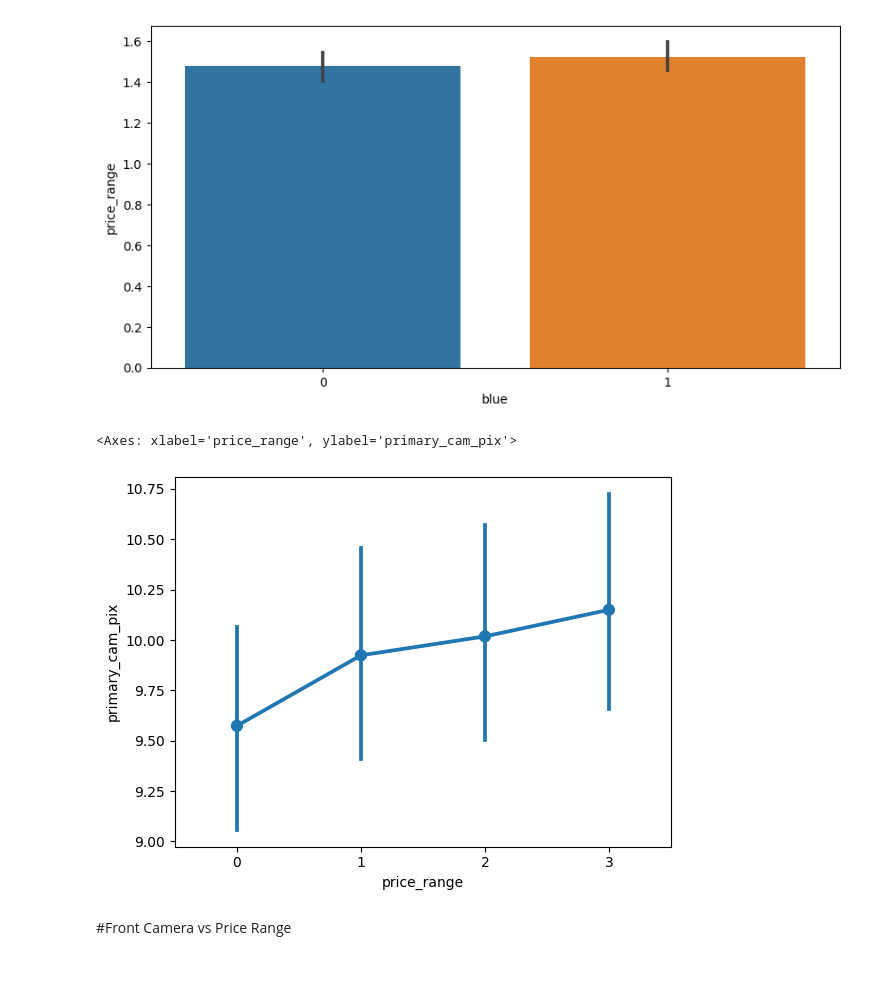
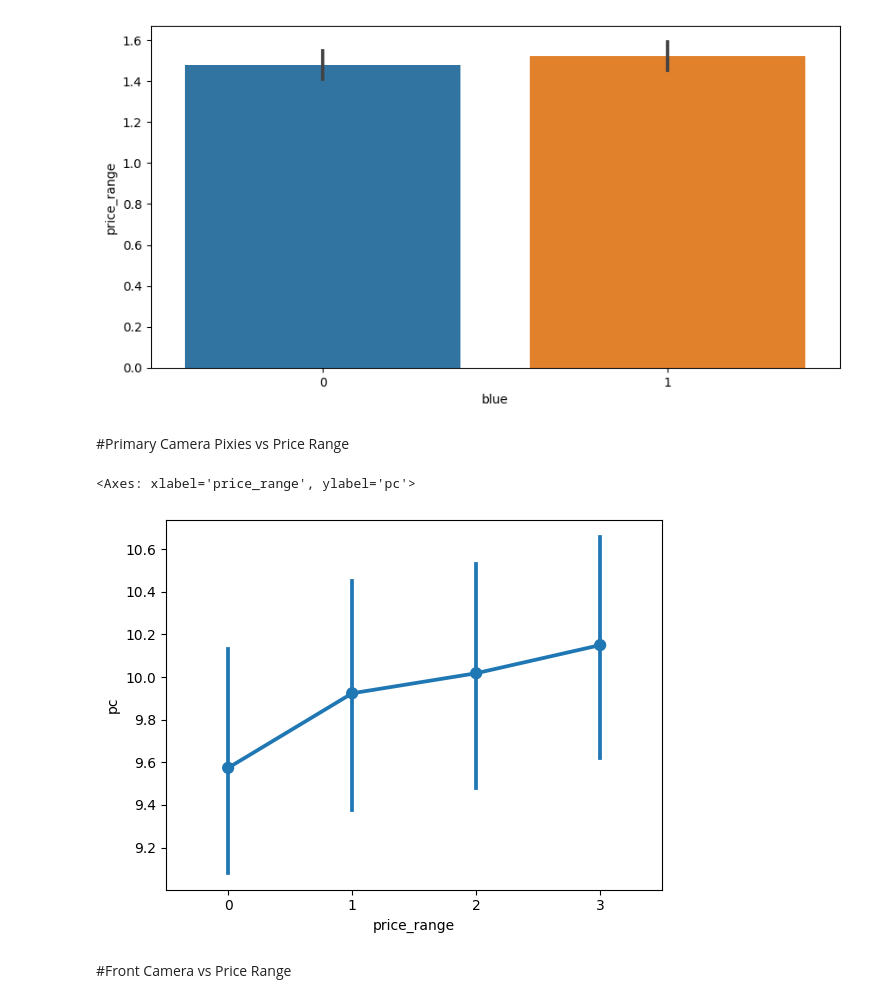
Before and after one commit to stephendambo/Dambolin9, a Jupyter notebook: Final_Project_Work.ipynb, the cells around one changed output. Saved outputs shown, nothing was run; the diff lists cells and outputs as text; code cells hidden in the pictures; blank space fills up the shorter version.

```diff
--- a/Final_Project_Work.ipynb
+++ b/Final_Project_Work.ipynb
@@ -86,3 +90,0 @@ df.tail(10) # This is to check the last 10 bottom data in my train dataset
-# %%
-df =pd.read_csv('/content/test.csv', header=0)
-df.head() # This is to check the top 5 data in my test dataset
@@ -213,12 +201,13 @@ sns.barplot(data=df, x='blue', y='price_range', ax=ax)
 plt.show()
 # %% [output]
 [figure]
+# %% [markdown]
+#Primary Camera Pixies vs Price Range
 # %%
-#Primary Camera Pixies vs Price
-sns.pointplot(y = 'primary_cam_pix', x = 'price_range', data=df)
+sns.pointplot(y = 'pc', x = 'price_range', data=df)
 # %% [output]
-<Axes: xlabel='price_range', ylabel='primary_cam_pix'>
+<Axes: xlabel='price_range', ylabel='pc'>
-[figure, old version]
+[figure, new version]
 # %% [markdown]
 #Front Camera vs Price Range
 # %%
```
Also changed, not shown: parts of 67 cells of this notebook.
